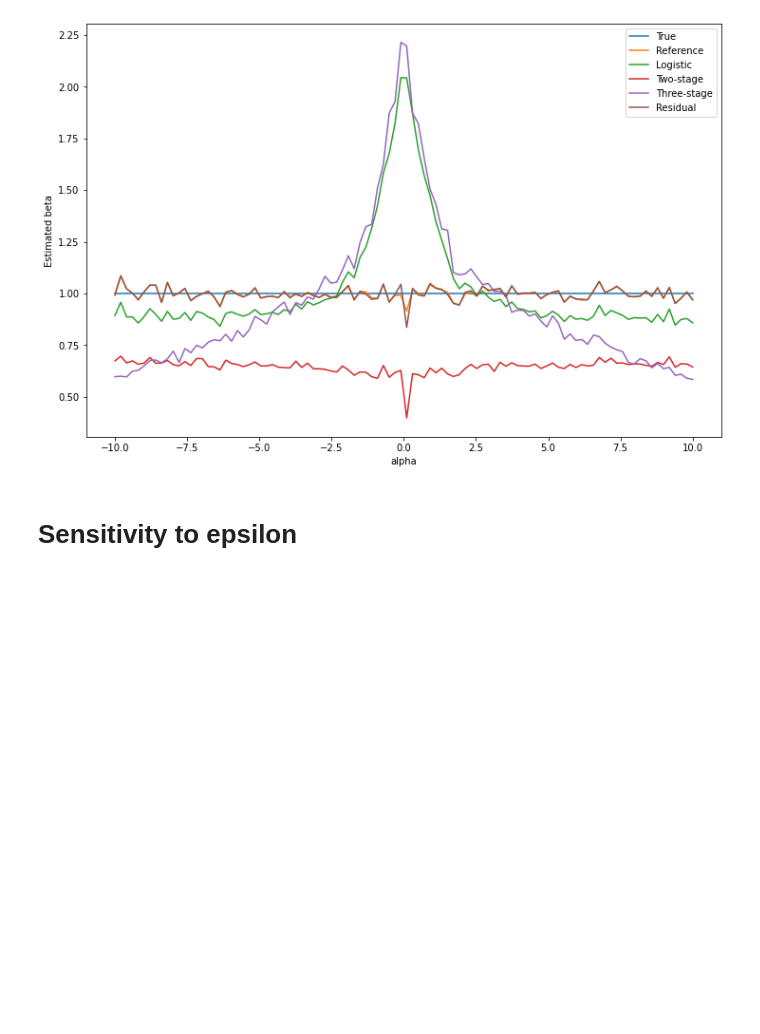
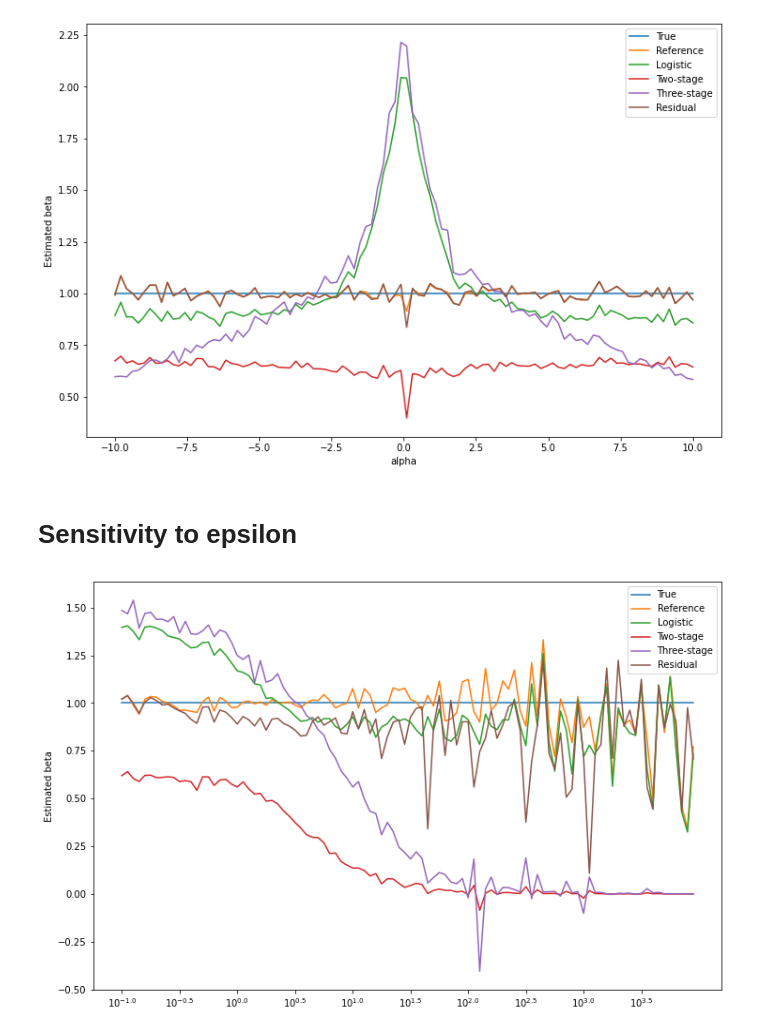
Before and after one commit to LangtianM/IV_Logistic, a Jupyter notebook: Exp_with_restricted_Range.ipynb, the cells around one changed output. Drawn from its saved outputs; the diff is of its cells as text; code cells hidden in the pictures; blank space fills up the shorter version.

```diff
--- a/Exp_with_restricted_Range.ipynb
+++ b/Exp_with_restricted_Range.ipynb
@@ -254,0 +289,15 @@ k = np.linspace(-4, 1, 100)
+# %%
+plt.figure(figsize=(12, 8))
+plt.plot(k, beta * np.ones(100), label = 'True')
+plt.plot(k, ref_coef, label = 'Reference')
+plt.plot(k, lg_coef, label = 'Logistic')
+plt.plot(k, tslg_coef, label = 'Two-stage')
+plt.plot(k, thslg_coef, label = 'Three-stage')
+#plt.plot(k, gmm_coef, label = 'GMM')
+plt.plot(k, res_coef, label = 'Residual')
+plt.xticks(k[::10], [f'$10^{{{round(ki, 1)}}}$' for ki in k[::10]])
+plt.legend()
+plt.ylabel('Estimated beta')
+plt.show()
+# %% [output]
+[figure, added]
```
Also changed, not shown: parts of 6 cells of this notebook, 1 other file.
